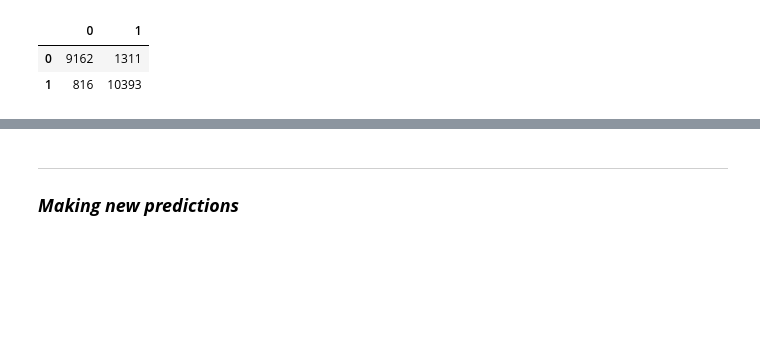
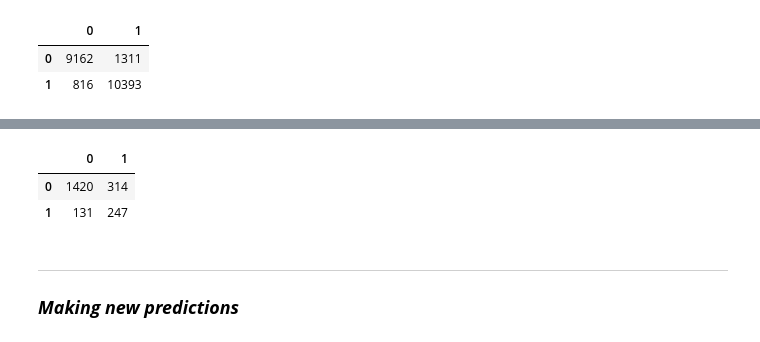
Before and after one commit to KarenRugerioA/TC3007C_AI, a Jupyter notebook: implementation/main.ipynb, the cells around one changed output, grey strips where cells are left out. Saved outputs shown, nothing was run; the diff lists cells and outputs as text; code cells hidden in the pictures; blank space fills up the shorter version.

```diff
--- a/implementation/main.ipynb
+++ b/implementation/main.ipynb
@@ -92,3 +105,9 @@ confussion_matrix
+# %%
+confussion_matrix
+# %% [output]
+|  | 0 | 1 |
+| 0 | 1420 | 314 |
+| 1 | 131 | 247 |
 # %% [markdown]
 ---
 ### ***Making new predictions***
```
Also changed, not shown: parts of 3 cells of this notebook.
